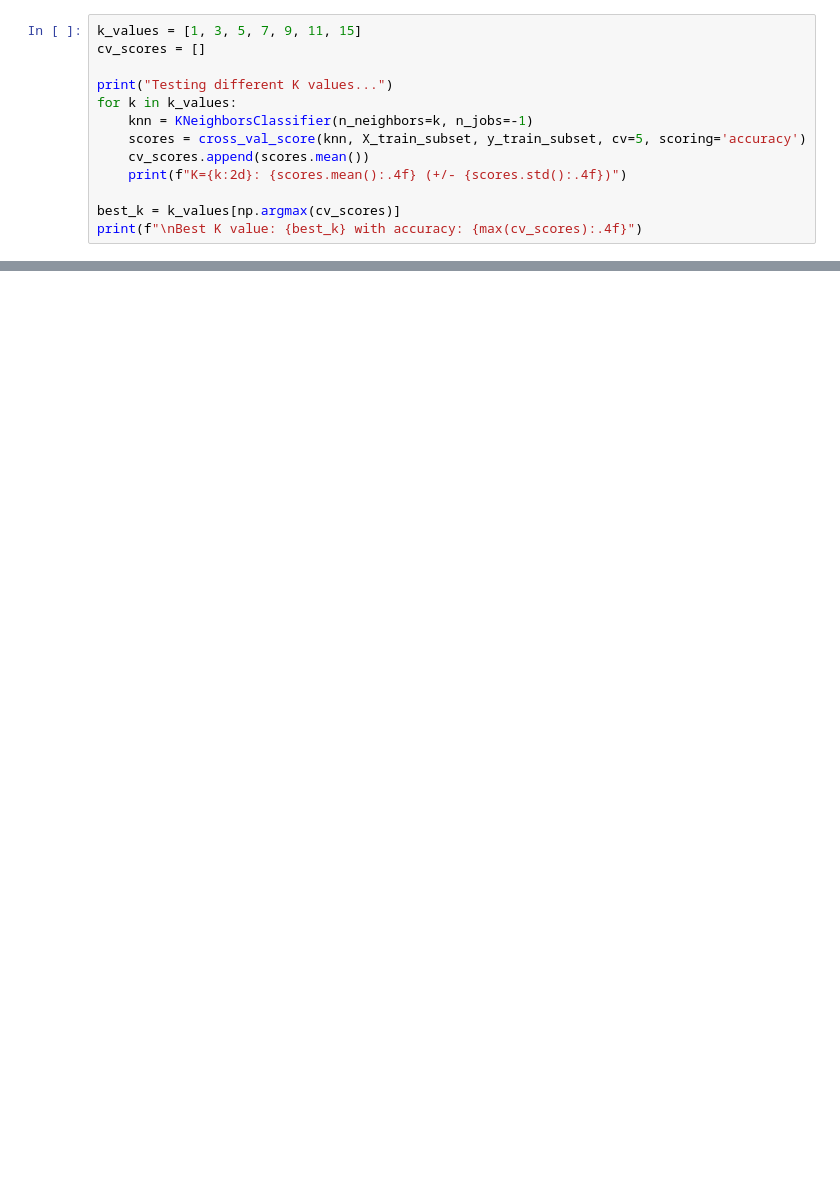
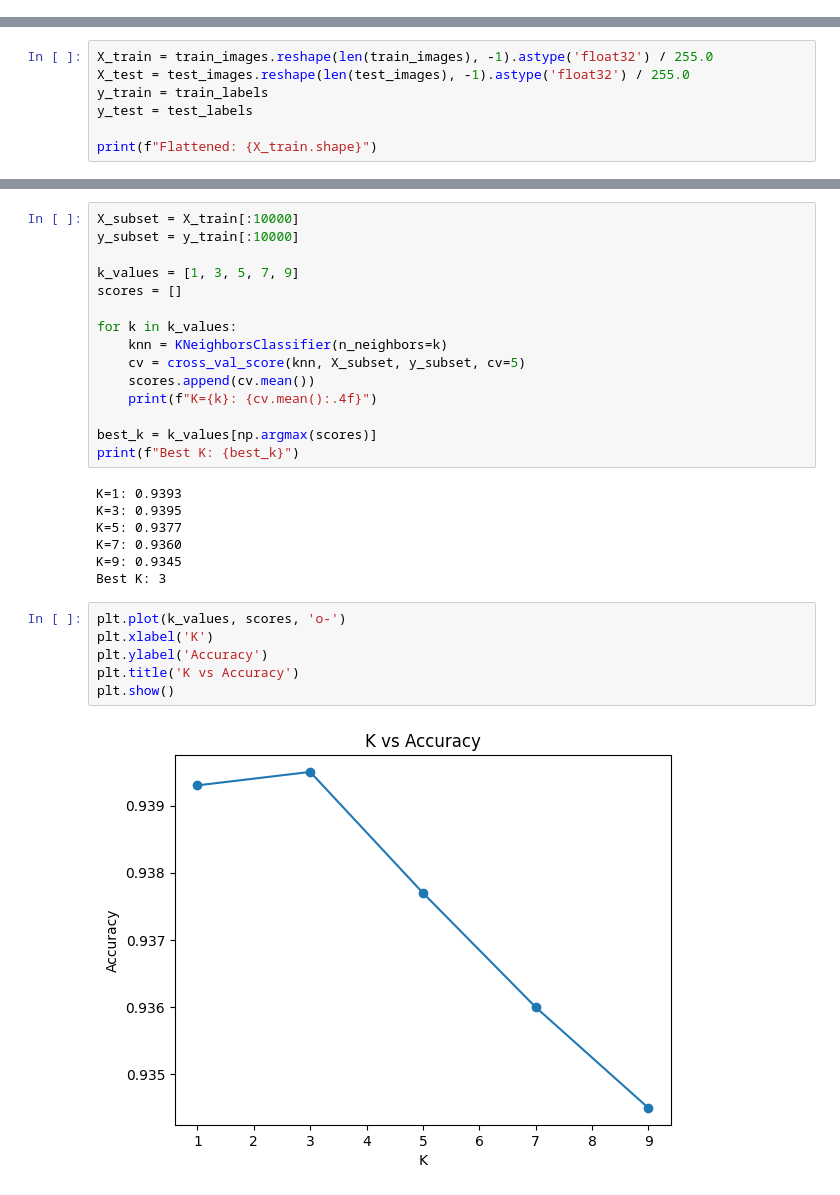
Before and after one commit to brunopfohl/digits, a Jupyter notebook: src/02_knn_classifier.ipynb, the cells around one changed output, grey strips where cells are left out. Cells and saved outputs as stored; diff of their text form; blank space fills up the shorter version.

```diff
--- a/src/02_knn_classifier.ipynb
+++ b/src/02_knn_classifier.ipynb
@@ -82,13 +0,0 @@ Find the optimal K value using cross-validation
-# %%
-k_values = [1, 3, 5, 7, 9, 11, 15]
-cv_scores = []
-
-print("Testing different K values...")
-for k in k_values:
-    knn = KNeighborsClassifier(n_neighbors=k, n_jobs=-1)
-    scores = cross_val_score(knn, X_train_subset, y_train_subset, cv=5, scoring='accuracy')
-    cv_scores.append(scores.mean())
-    print(f"K={k:2d}: {scores.mean():.4f} (+/- {scores.std():.4f})")
-
-best_k = k_values[np.argmax(cv_scores)]
-print(f"\nBest K value: {best_k} with accuracy: {max(cv_scores):.4f}")
@@ -369,0 +38,7 @@ Worst performing digits:
+# %%
+X_train = train_images.reshape(len(train_images), -1).astype('float32') / 255.0
+X_test = test_images.reshape(len(test_images), -1).astype('float32') / 255.0
+y_train = train_labels
+y_test = test_labels
+
+print(f"Flattened: {X_train.shape}")
@@ -369,0 +49,30 @@ Worst performing digits:
+# %%
+X_subset = X_train[:10000]
+y_subset = y_train[:10000]
+
+k_values = [1, 3, 5, 7, 9]
+scores = []
+
+for k in k_values:
+    knn = KNeighborsClassifier(n_neighbors=k)
+    cv = cross_val_score(knn, X_subset, y_subset, cv=5)
+    scores.append(cv.mean())
+    print(f"K={k}: {cv.mean():.4f}")
+
+best_k = k_values[np.argmax(scores)]
+print(f"Best K: {best_k}")
+# %% [output]
+K=1: 0.9393
+K=3: 0.9395
+K=5: 0.9377
+K=7: 0.9360
+K=9: 0.9345
+Best K: 3
+# %%
+plt.plot(k_values, scores, 'o-')
+plt.xlabel('K')
+plt.ylabel('Accuracy')
+plt.title('K vs Accuracy')
+plt.show()
+# %% [output]
+[figure, added]
```
Also changed, not shown: parts of 52 cells of this notebook, 3 other files.
